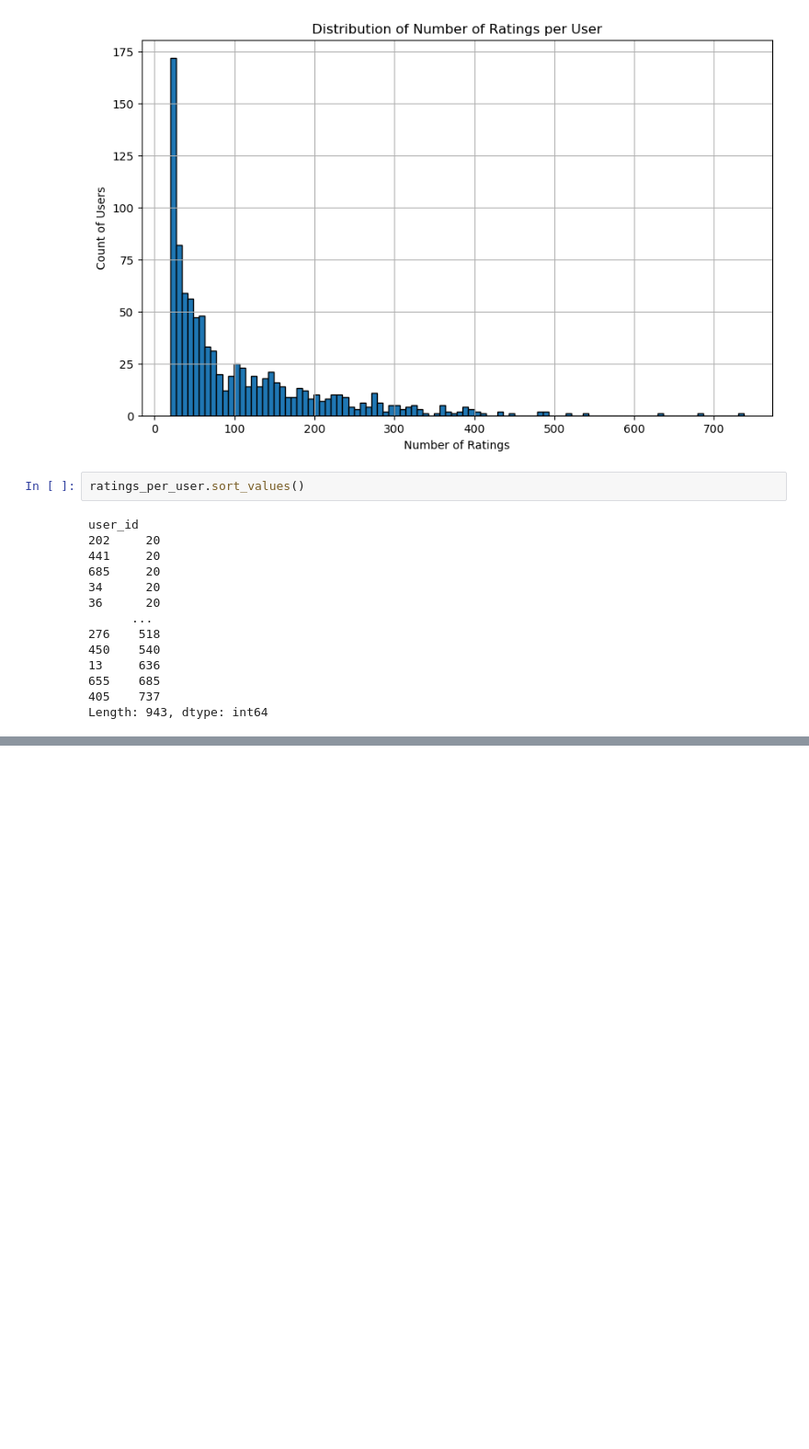
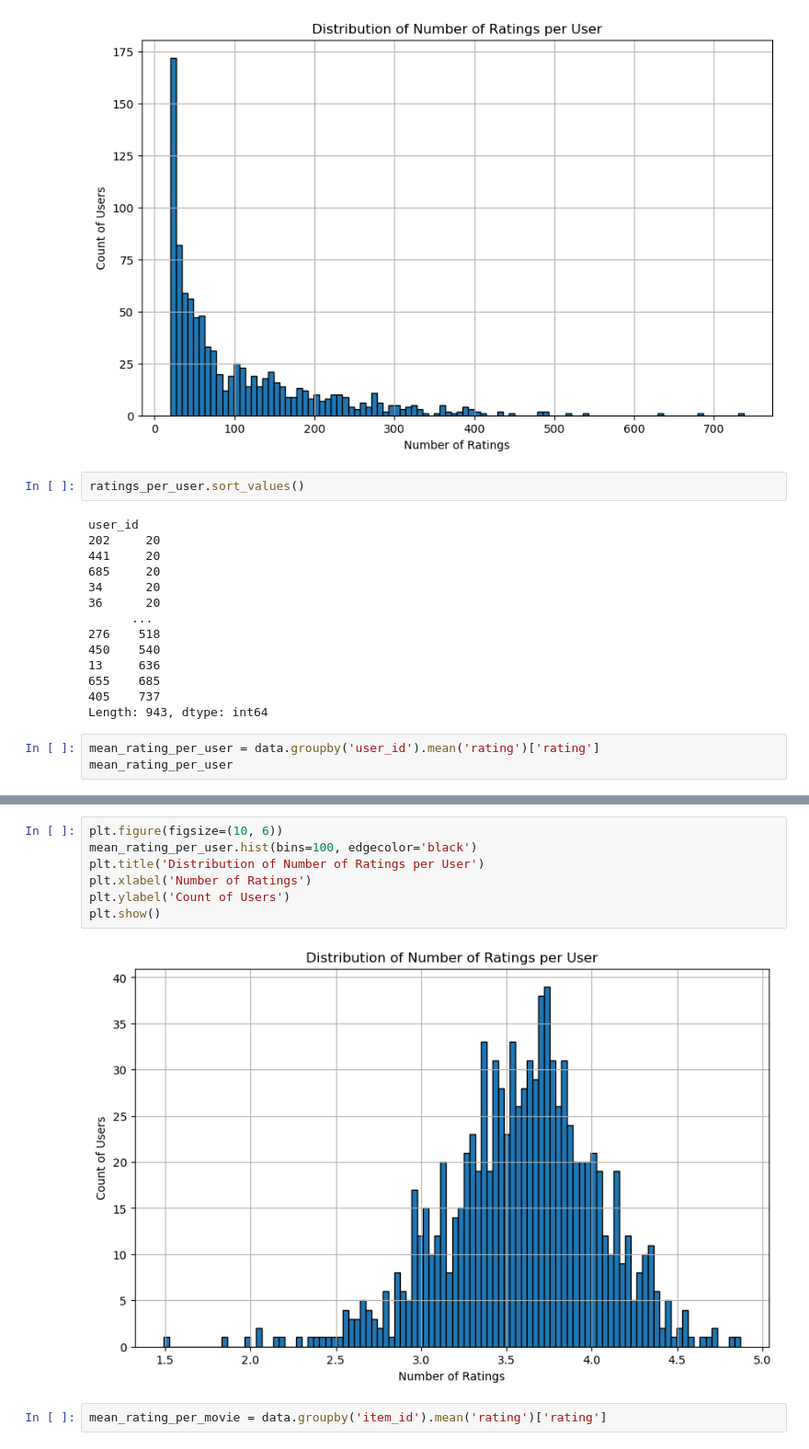
Before and after one commit to zhang-shizhe/PocketRecommender, a Jupyter notebook: EDA.ipynb, the cells around one changed output, grey strips where cells are left out. Shown: that part at 92% size. Drawn from its saved outputs; the diff is of its cells as text; blank space fills up the shorter version.

Commit message:
refine user_cf

```diff
--- a/EDA.ipynb
+++ b/EDA.ipynb
@@ -152,3 +152,6 @@ user_id
 655    685
 405    737
 Length: 943, dtype: int64
+# %%
+mean_rating_per_user = data.groupby('user_id').mean('rating')['rating']
+mean_rating_per_user
@@ -154,0 +172,11 @@ Length: 943, dtype: int64
+# %%
+plt.figure(figsize=(10, 6))
+mean_rating_per_user.hist(bins=100, edgecolor='black')
+plt.title('Distribution of Number of Ratings per User')
+plt.xlabel('Number of Ratings')
+plt.ylabel('Count of Users')
+plt.show()
+# %% [output]
+[figure, added]
+# %%
+mean_rating_per_movie = data.groupby('item_id').mean('rating')['rating']
```
Also changed, not shown: parts of 4 cells of this notebook, 2 other files.
